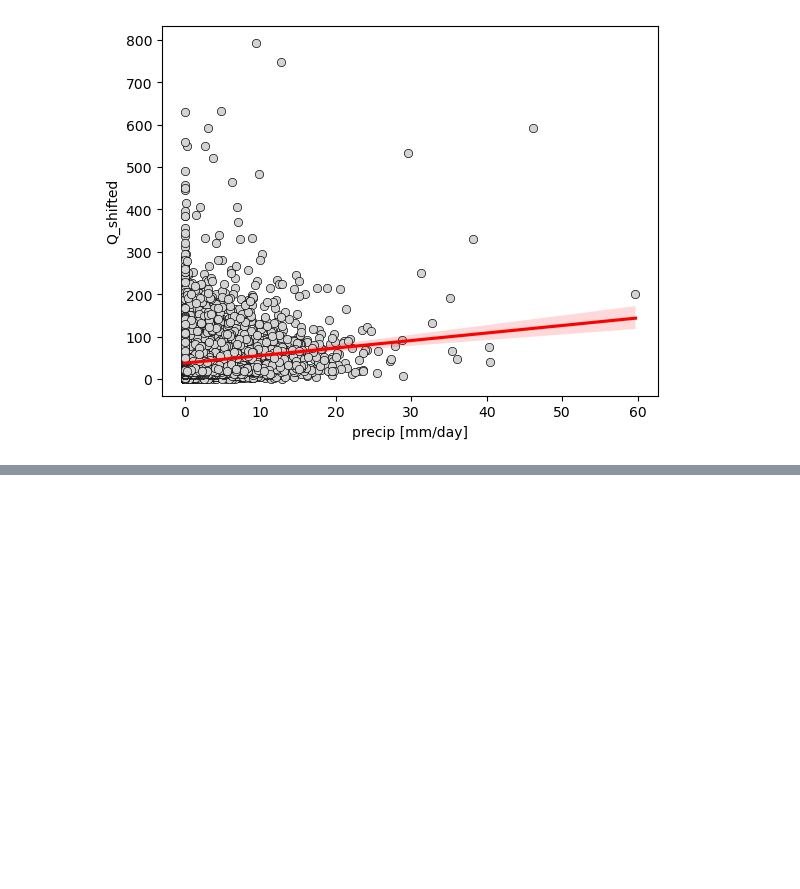
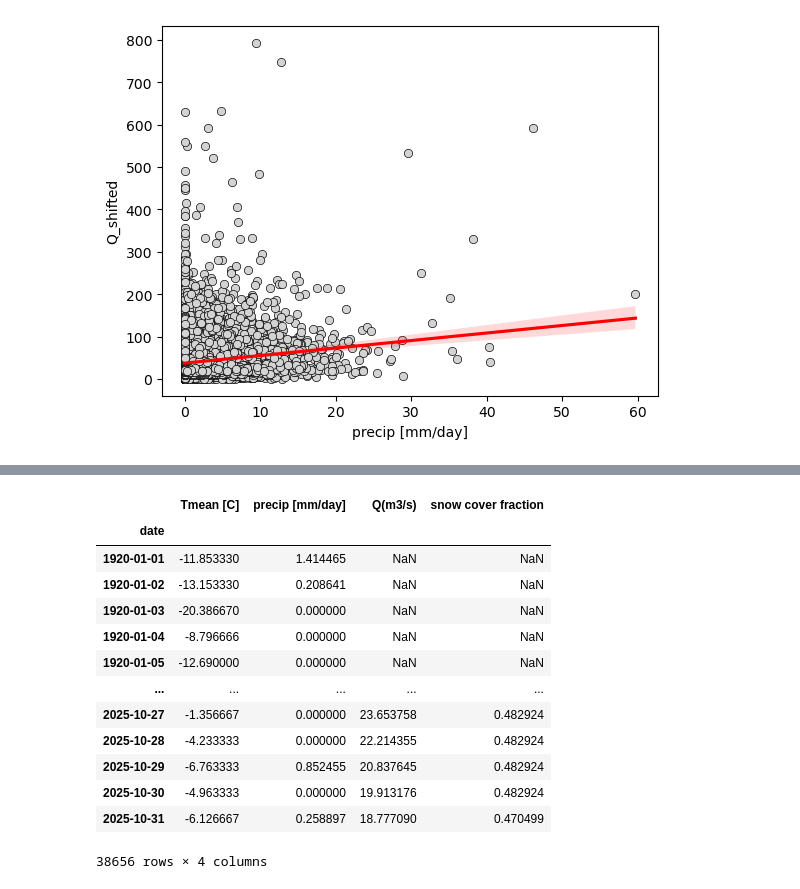
Before and after one commit to maxblw/CEGM2005_glommaproject, a Jupyter notebook: Data_analysis/Data_analysis.ipynb, the cells around one changed output, grey strips where cells are left out. Cells and saved outputs as stored; diff of their text form; code cells hidden in the pictures; blank space fills up the shorter version.

```diff
--- a/Data_analysis/Data_analysis.ipynb
+++ b/Data_analysis/Data_analysis.ipynb
@@ -266,0 +241,43 @@ KeyboardInterrupt:
+# %%
+df_temp = pd.read_csv("..\\Data\\Tmean_obs.csv", parse_dates=True, skiprows = 26, delimiter="\\s+", header=None)
+df_temp.columns = ["date", "Tmean [C]",]
+df_temp["date"] = pd.to_datetime(df_temp["date"], format="%Y%m%d")
+df_temp.set_index("date", inplace=True)
+
+df_prcp = pd.read_csv("..\\Data\\prcp_obs.csv", parse_dates=True, skiprows = 27, delimiter="\\s+", header=None)
+df_prcp.columns = ["date", "precip [mm/day]"]
+df_prcp["date"] = pd.to_datetime(df_prcp["date"], format="%Y%m%d")
+df_prcp.set_index("date", inplace=True)
+
+df_disc = pd.read_csv("..\\Data\\2.595.0-Vannføring-inst-v1.csv", parse_dates=True, skiprows = 1, delimiter=";", decimal=",")
+df_disc.drop(columns=["Korrigert", "Kontrollert"], inplace=True)
+df_disc.dropna(inplace=True)
+df_disc.columns = ["date", "Q(m3/s)"]
+df_disc.set_index(pd.to_datetime(pd.to_datetime(df_disc["date"]).dt.date), inplace=True)
+df_disc.drop(columns=["date"], inplace=True)
+df_disc = df_disc.resample("D").mean()
+
+df_snow = pd.read_csv("..\\Data\\snowcover.csv", parse_dates=True, skiprows = 48, delimiter="\\s+", header=None)
+df_snow.columns = ["date", "snow cover fraction"]
+df_snow["date"] = pd.to_datetime(df_snow["date"], format="%Y%m%d")
+df_snow.set_index("date", inplace=True)
+
+
+df = df_temp.join(df_prcp).join(df_disc).join(df_snow)
+# df.dropna(inplace=True)
+display(df)
+# %% [output]
+|  | Tmean [C] | precip [mm/day] | Q(m3/s) | snow cover fraction |
+| date |  |  |  |  |
+| 1920-01-01 | -11.853330 | 1.414465 | NaN | NaN |
+| 1920-01-02 | -13.153330 | 0.208641 | NaN | NaN |
+| 1920-01-03 | -20.386670 | 0.000000 | NaN | NaN |
+| 1920-01-04 | -8.796666 | 0.000000 | NaN | NaN |
+| 1920-01-05 | -12.690000 | 0.000000 | NaN | NaN |
+| ... | ... | ... | ... | ... |
+| 2025-10-27 | -1.356667 | 0.000000 | 23.653758 | 0.482924 |
+| 2025-10-28 | -4.233333 | 0.000000 | 22.214355 | 0.482924 |
+| 2025-10-29 | -6.763333 | 0.852455 | 20.837645 | 0.482924 |
+| 2025-10-30 | -4.963333 | 0.000000 | 19.913176 | 0.482924 |
+| 2025-10-31 | -6.126667 | 0.258897 | 18.777090 | 0.470499 |
+38656 rows × 4 columns
```
Also changed, not shown: parts of 5 cells of this notebook, 1 other file.
